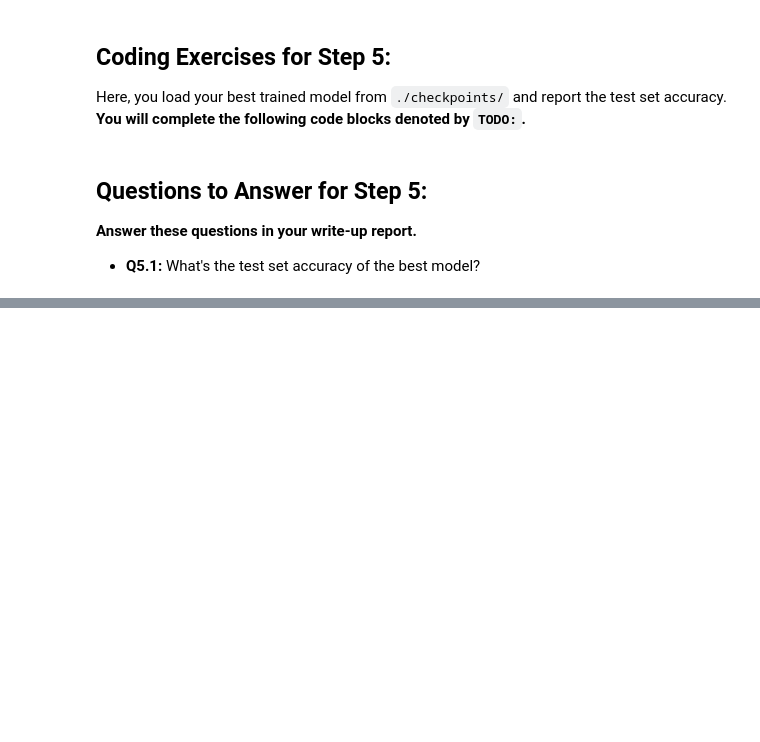
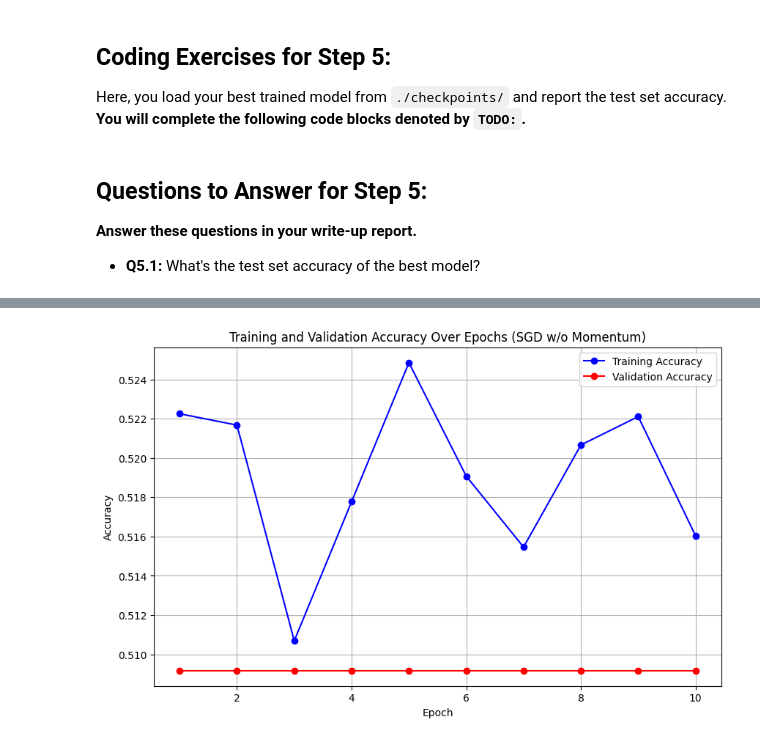
Before and after one commit to sebsadface/nlp, a Jupyter notebook: a2/code/A2S3.ipynb, the cells around one changed output, grey strips where cells are left out. Cells and saved outputs as stored; diff of their text form; code cells hidden in the pictures; blank space fills up the shorter version.

```diff
--- a/a2/code/A2S3.ipynb
+++ b/a2/code/A2S3.ipynb
@@ -412,0 +566,28 @@ test_dataloader =
+# %%
+import matplotlib.pyplot as plt
+
+# Data
+epochs = list(range(1, 11))
+training_accuracies = [
+    0.5222543352601156, 0.5216763005780347, 0.5106936416184971, 0.5177745664739885,
+    0.5248554913294797, 0.5190751445086705, 0.5154624277456648, 0.5206647398843931,
+    0.5221098265895954, 0.5160404624277457
+]
+validation_accuracies = [
+    0.5091743119266054, 0.5091743119266054, 0.5091743119266054, 0.5091743119266054,
+    0.5091743119266054, 0.5091743119266054, 0.5091743119266054, 0.5091743119266054,
+    0.5091743119266054, 0.5091743119266054
+]
+
+# Plot
+plt.figure(figsize=(10, 6))
+plt.plot(epochs, training_accuracies, 'bo-', label='Training Accuracy')
+plt.plot(epochs, validation_accuracies, 'ro-', label='Validation Accuracy')
+plt.title('Training and Validation Accuracy Over Epochs (SGD w/o Momentum)')
+plt.xlabel('Epoch')
+plt.ylabel('Accuracy')
+plt.legend()
+plt.grid(True)
+plt.show()
+# %% [output]
+[figure, added]
```
Also changed, not shown: parts of 15 cells of this notebook, 11 other files.
